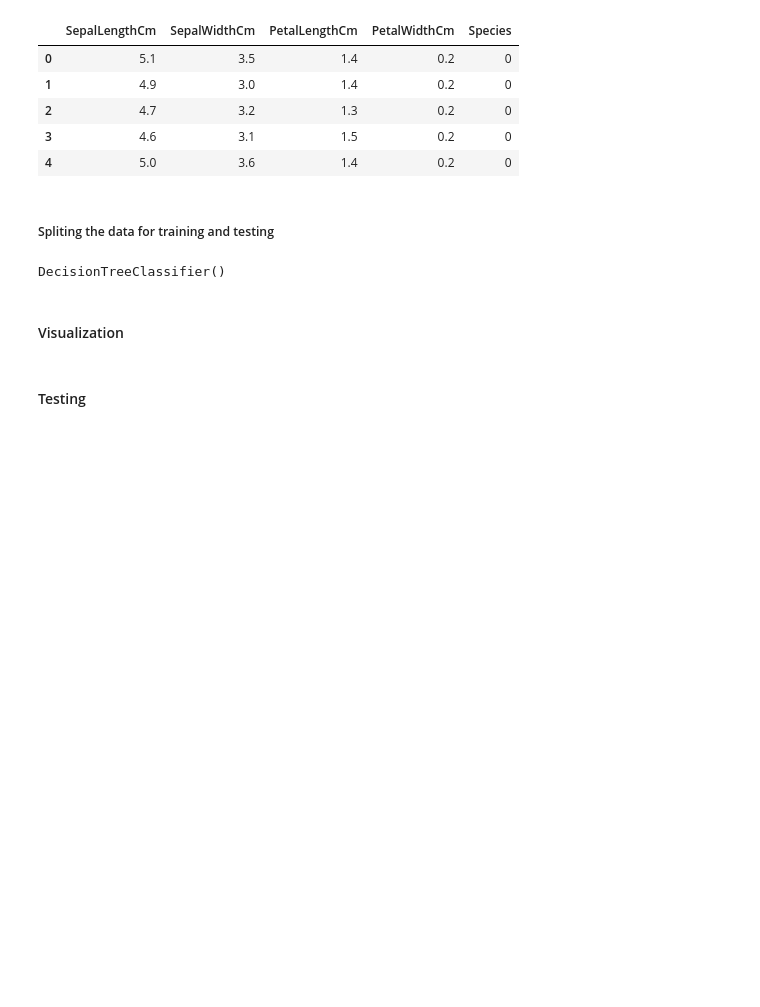
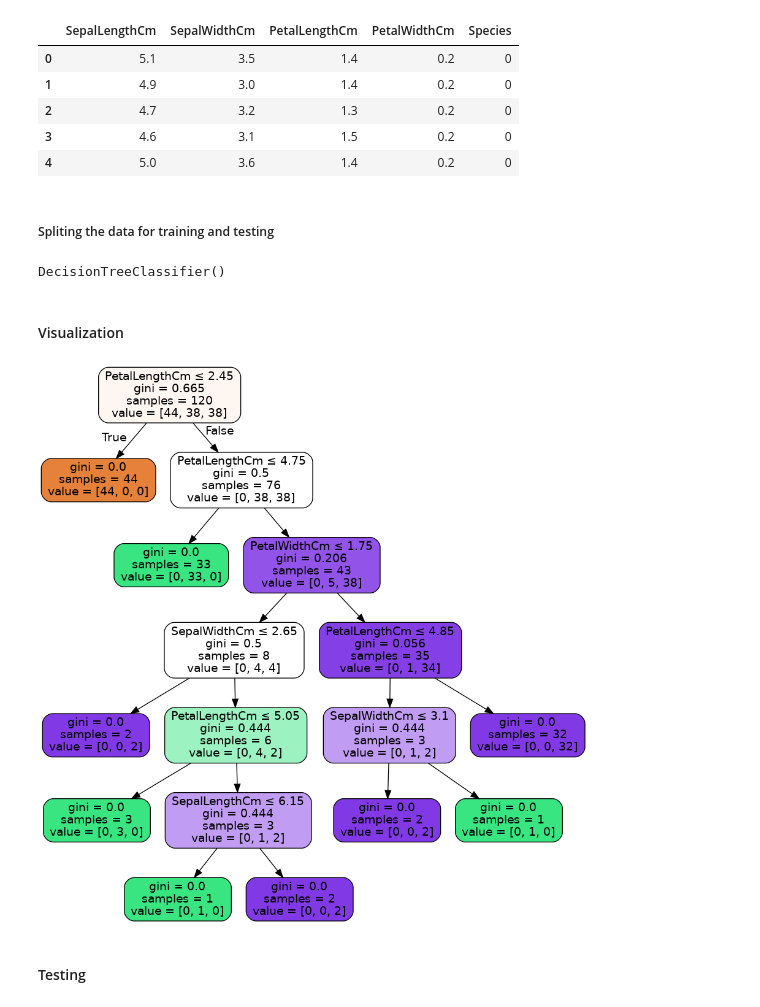
Before and after one commit to Akhil-A0402/Sparks-Machine-Learning-Internship-, a Jupyter notebook: Task06/Task06.ipynb, the cells around one changed output. Drawn from its saved outputs; the diff is of its cells as text; code cells hidden in the pictures; blank space fills up the shorter version.

```diff
--- a/Task06/Task06.ipynb
+++ b/Task06/Task06.ipynb
@@ -60,6 +68,13 @@ decisionTree.fit(x_train, y_train)
 DecisionTreeClassifier()
 # %% [markdown]
 #### Visualization
+# %%
+dotdata = StringIO()
+export_graphviz(decisionTree, out_file=dotdata, feature_names=X.columns, filled=True, rounded=True, special_characters=True)
+graph=pydotplus.graph_from_dot_data(dotdata.getvalue())
+Image(graph.create_png())
+# %% [output]
+[figure, added]
 # %% [markdown]
 #### Testing
 # %%
```
Also changed, not shown: parts of 5 cells of this notebook, 1 other file.
